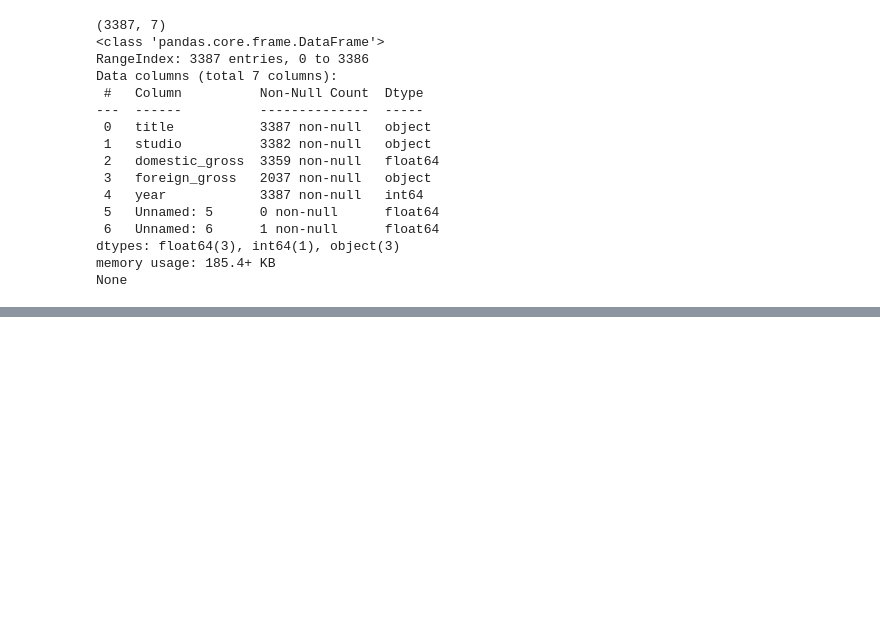
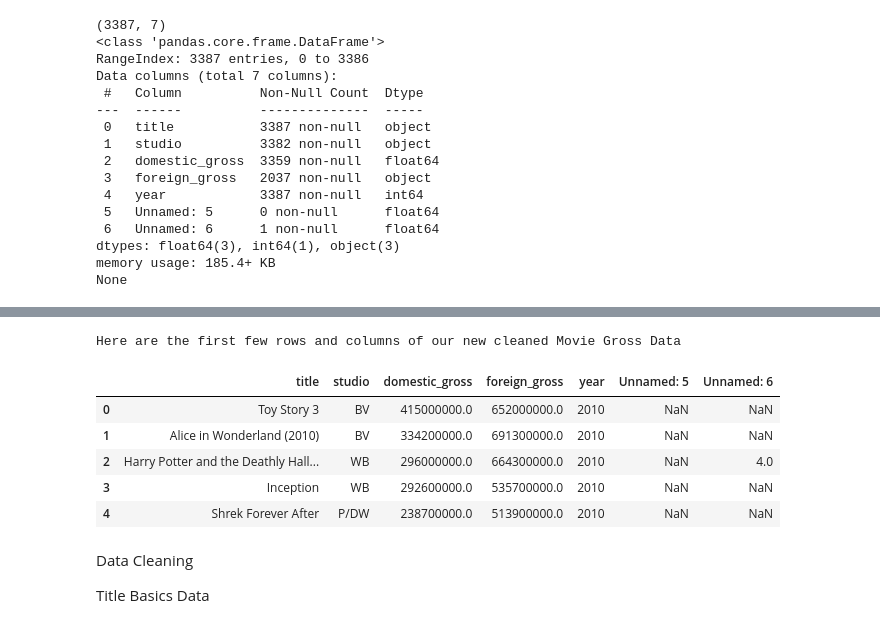
Before and after one commit to Lilian624/Microsoft-Movies-Project-1, a Jupyter notebook: student.ipynb, the cells around one changed output, grey strips where cells are left out. Cells and saved outputs as stored; diff of their text form; code cells hidden in the pictures; blank space fills up the shorter version.

```diff
--- a/student.ipynb
+++ b/student.ipynb
@@ -153,6 +78,0 @@ Name: studio, dtype: object
-# %%
-#Since we do not want lose any data as much as some of their column data is missing we need to replace the null values with 0
-#Here is the code to replace null with 0
-movie_gross.fillna(0, inplace=True)
-# Verify no missing values anymore
-print(movie_gross.isnull().sum())
@@ -177,2 +78,0 @@ dtype: int64
-# %%
-movie_gross.fillna(0, inplace=True)
@@ -277,0 +191,7 @@ max        10.000000  1.841066e+06
+# %%
+# Convert 'foreign_gross' to numeric, coerce errors to NaN
+#This code changes foreign gross data from an object to nummeric
+movie_gross['foreign_gross'] = pd.to_numeric(movie_gross['foreign_gross'], errors='coerce')
+# %%
+# Drop rows with missing 'studio' and 'domestic_gross' and assign to variable movie_gross_new
+movie_gross_new = movie_gross.dropna(subset=['studio', 'domestic_gross'])
@@ -277,0 +216,16 @@ max        10.000000  1.841066e+06
+# %%
+#Check and Print First few rows and colums
+print('Here are the first few rows and columns of our new cleaned Movie Gross Data')
+movie_gross_new.head()
+# %% [output]
+Here are the first few rows and columns of our new cleaned Movie Gross Data
+|  | title | studio | domestic_gross | foreign_gross | year | Unnamed: 5 | Unnamed: 6 |
+| 0 | Toy Story 3 | BV | 415000000.0 | 652000000.0 | 2010 | NaN | NaN |
+| 1 | Alice in Wonderland (2010) | BV | 334200000.0 | 691300000.0 | 2010 | NaN | NaN |
+| 2 | Harry Potter and the Deathly Hall... | WB | 296000000.0 | 664300000.0 | 2010 | NaN | 4.0 |
+| 3 | Inception | WB | 292600000.0 | 535700000.0 | 2010 | NaN | NaN |
+| 4 | Shrek Forever After | P/DW | 238700000.0 | 513900000.0 | 2010 | NaN | NaN |
+# %% [markdown]
+Data Cleaning
+
+Title Basics Data
```
Also changed, not shown: parts of 41 cells of this notebook.
